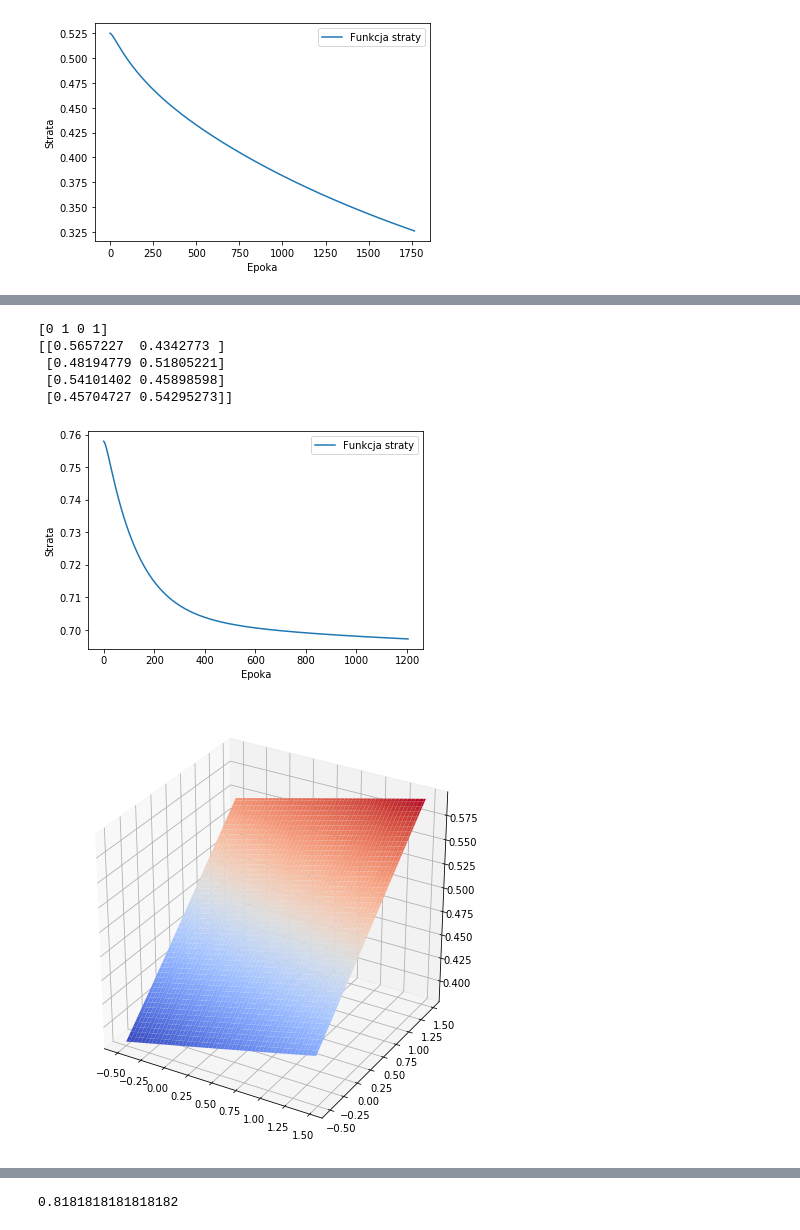
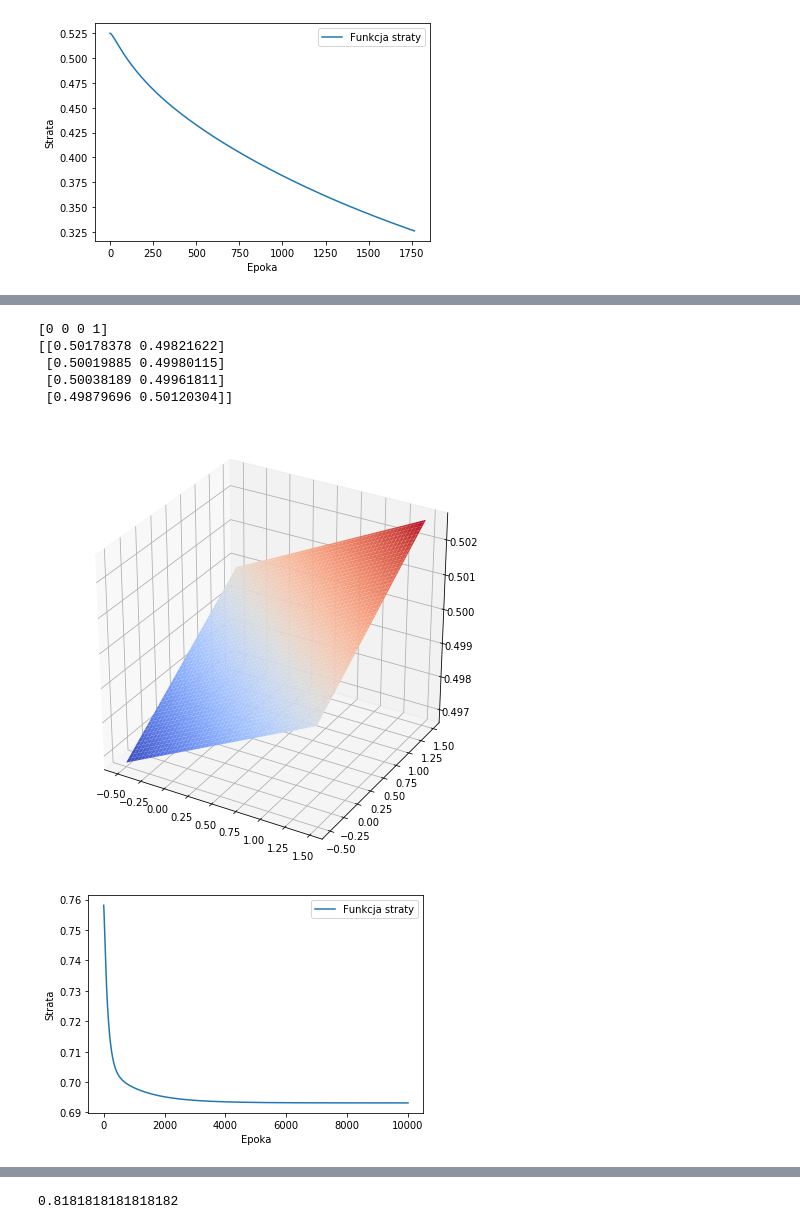
Before and after one commit to Maaslak/UM_NN, a Jupyter notebook: 9_UczenieNadzorowane.ipynb, the cells around one changed output, grey strips where cells are left out. Saved outputs shown, nothing was run; the diff lists cells and outputs as text; code cells hidden in the pictures.

```diff
--- a/9_UczenieNadzorowane.ipynb
+++ b/9_UczenieNadzorowane.ipynb
@@ -99,6 +101,6 @@ printResults(clf, "and_2_identity")
 # %%
 clf = MLPClassifier(activation='logistic', hidden_layer_sizes=(), solver='sgd', alpha=1e-5, random_state=1,
-                    max_iter=10000, n_iter_no_change=1000)
+                    max_iter=10000, n_iter_no_change=10000)
 clf.fit(X, y)
 
 printResults(clf, "and_1_logistic")
@@ -130,15 +138,15 @@ printResults(clf, "xor_1_identity")
 # %%
-clf = MLPClassifier(activation='logistic', hidden_layer_sizes=(), solver='sgd', alpha=1e-5, random_state=1,
-                    max_iter=10000, n_iter_no_change=1000)
+clf = MLPClassifier(activation='logistic', hidden_layer_sizes=(), solver='sgd', alpha=1e-2, random_state=1,
+                    max_iter=10000, n_iter_no_change=10000)
 clf.fit(X, y)
 
 printResults(clf, "xor_1_logistic")
 # %% [output]
-[0 1 0 1]
-[[0.5657227  0.4342773 ]
- [0.48194779 0.51805221]
- [0.54101402 0.45898598]
- [0.45704727 0.54295273]]
+[0 0 0 1]
+[[0.50178378 0.49821622]
+ [0.50019885 0.49980115]
+ [0.50038189 0.49961811]
+ [0.49879696 0.50120304]]
-[figure, old version]
+[figure, new version]
-[figure, old version]
+[figure, new version]
 # %%
```
Also changed, not shown: parts of 13 cells of this notebook, 21 other files.
